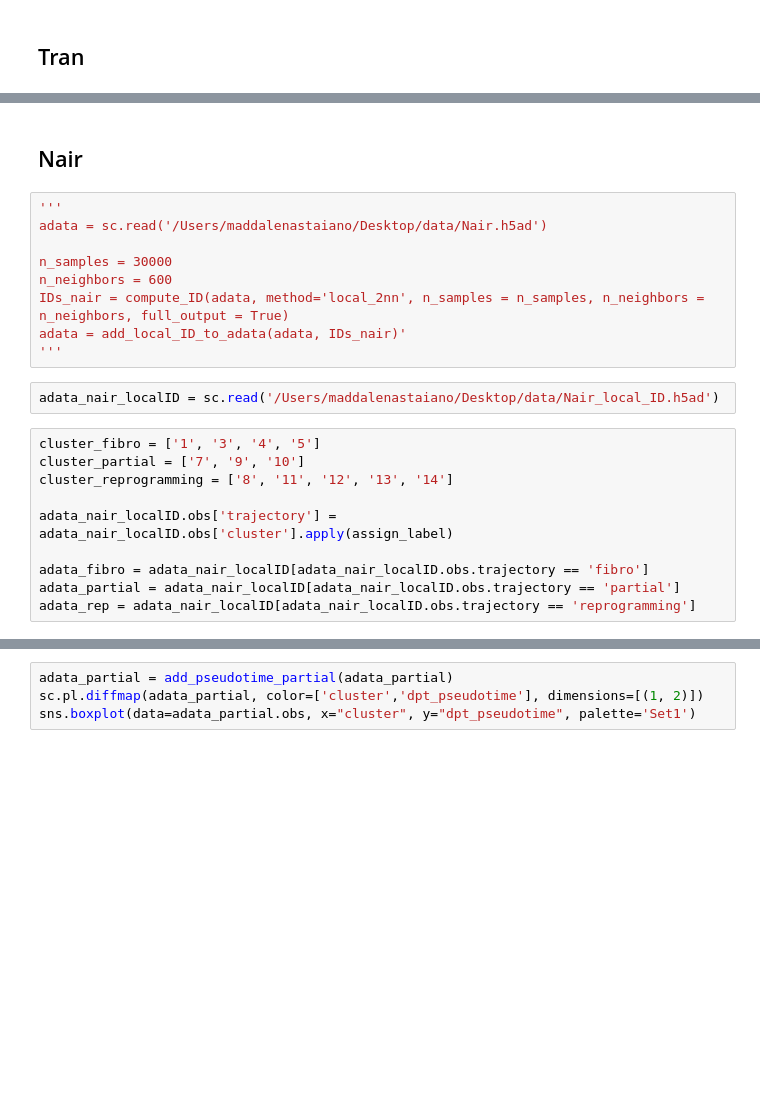
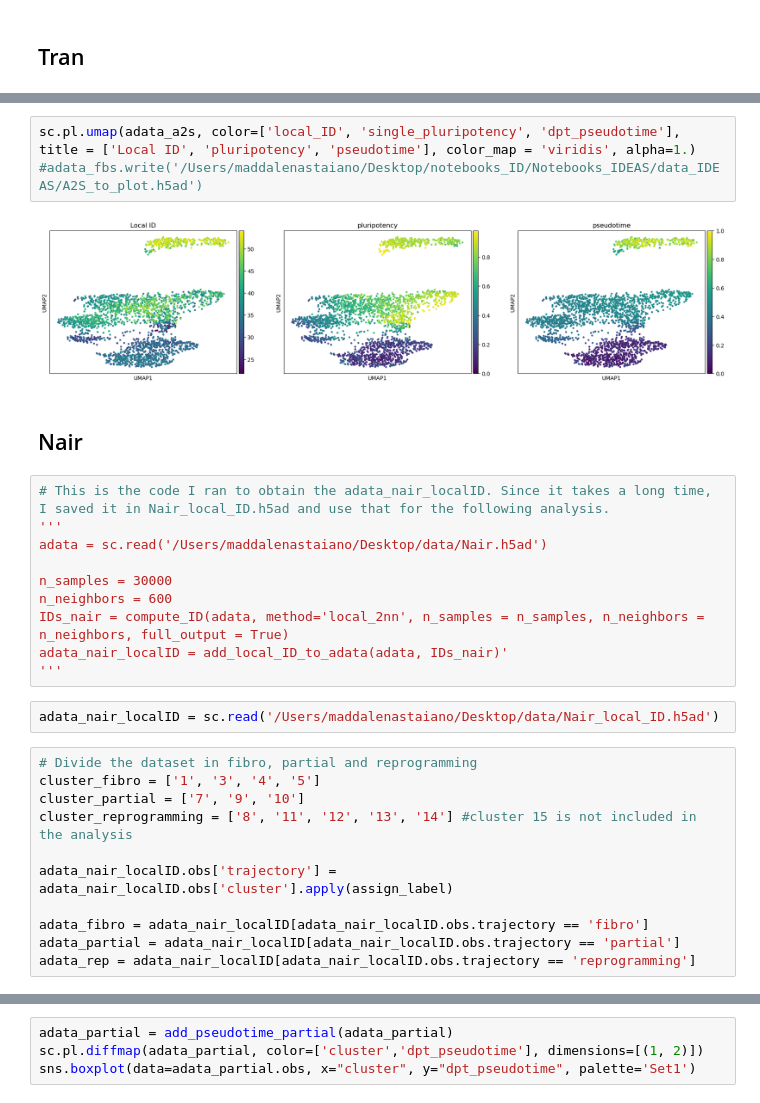
Before and after one commit to maddalenastn/IDEAS, a Jupyter notebook: Notebooks/Local_ID.ipynb, the cells around one changed output, grey strips where cells are left out. Drawn from its saved outputs; the diff is of its cells as text; blank space fills up the shorter version.

```diff
--- a/Notebooks/Local_ID.ipynb
+++ b/Notebooks/Local_ID.ipynb
@@ -201,20 +154,27 @@ plt.show()
+# %%
+sc.pl.umap(adata_a2s, color=['local_ID', 'single_pluripotency', 'dpt_pseudotime'], title = ['Local ID', 'pluripotency', 'pseudotime'], color_map = 'viridis', alpha=1.)
+#adata_fbs.write('/Users/maddalenastaiano/Desktop/notebooks_ID/Notebooks_IDEAS/data_IDEAS/A2S_to_plot.h5ad')
+# %% [output]
+[figure, added]
 # %% [markdown]
 ## Nair
 # %%
+# This is the code I ran to obtain the adata_nair_localID. Since it takes a long time, I saved it in Nair_local_ID.h5ad and use that for the following analysis.
 '''
 adata = sc.read('/Users/maddalenastaiano/Desktop/data/Nair.h5ad')
 
 n_samples = 30000
 n_neighbors = 600
 IDs_nair = compute_ID(adata, method='local_2nn', n_samples = n_samples, n_neighbors = n_neighbors, full_output = True)
-adata = add_local_ID_to_adata(adata, IDs_nair)'
+adata_nair_localID = add_local_ID_to_adata(adata, IDs_nair)'
 '''
 # %%
 adata_nair_localID = sc.read('/Users/maddalenastaiano/Desktop/data/Nair_local_ID.h5ad')
 # %%
+# Divide the dataset in fibro, partial and reprogramming
 cluster_fibro = ['1', '3', '4', '5']
 cluster_partial = ['7', '9', '10']
-cluster_reprogramming = ['8', '11', '12', '13', '14']
+cluster_reprogramming = ['8', '11', '12', '13', '14'] #cluster 15 is not included in the analysis
 
 adata_nair_localID.obs['trajectory'] = adata_nair_localID.obs['cluster'].apply(assign_label)
 
```
Also changed, not shown: parts of 11 cells of this notebook, 1 other file.
